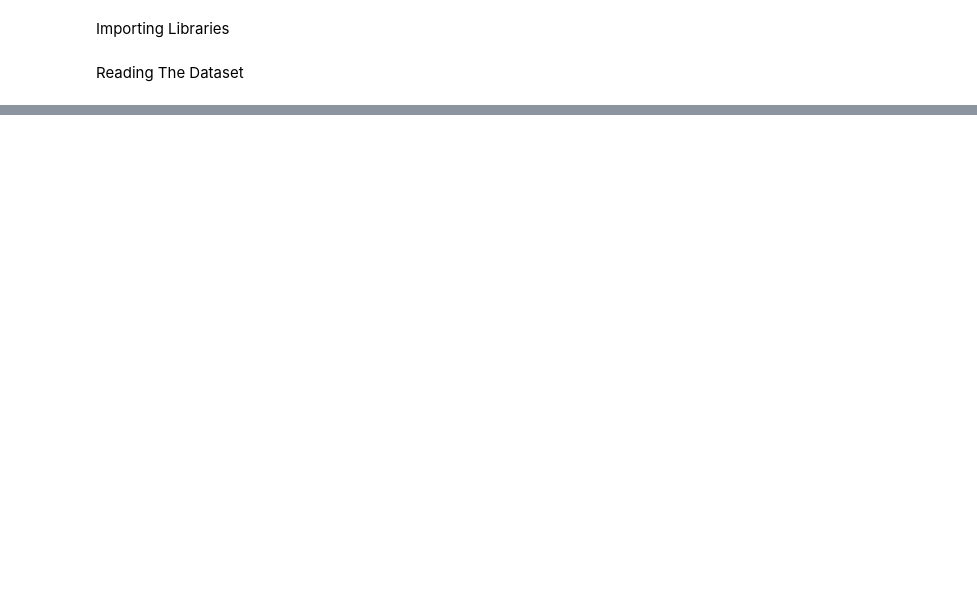
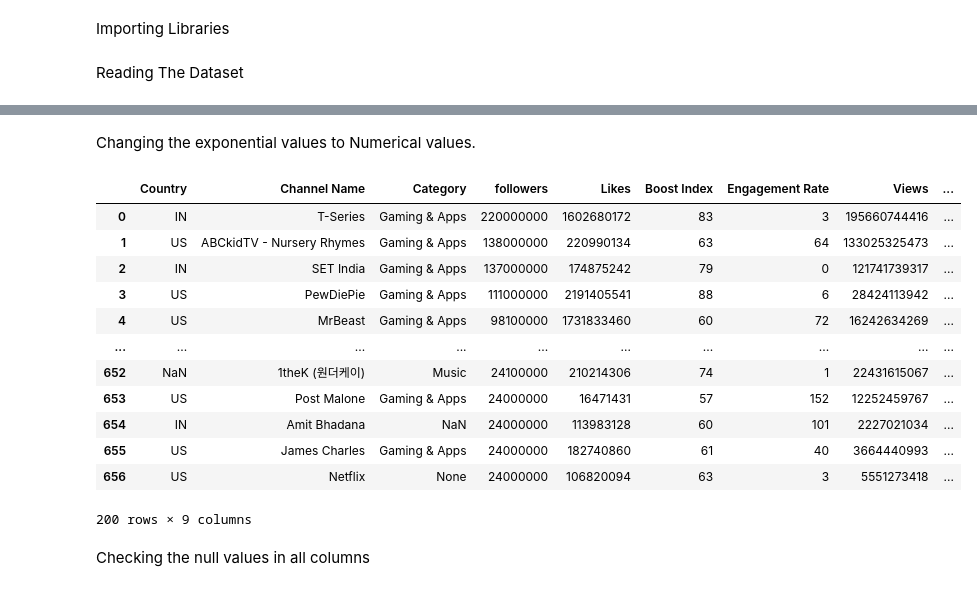
Before and after one commit to Arun-codifi/Data-Science-Projects, a Jupyter notebook: Project_2/Project_2.ipynb, the cells around one changed output, grey strips where cells are left out. Cells and saved outputs as stored; diff of their text form; code cells hidden in the pictures; blank space fills up the shorter version.

```diff
--- a/Project_2/Project_2.ipynb
+++ b/Project_2/Project_2.ipynb
@@ -10,2 +15,2 @@ Reading The Dataset
 # %%
-data = pd.read_csv("D:/Python_DataAnalysis/Dataset/Youtube.csv")
+data = pd.read_csv('Youtube.csv')
@@ -13,0 +47,2 @@ FileNotFoundError: ignored
+# %%
+data.drop_duplicates(subset ="Channel Name", keep = 'first', inplace = True)
@@ -13,0 +57,3 @@ FileNotFoundError: ignored
+# %%
+data.drop(columns =['Main Video Category','Main topic','More topics','username','Comments Avg','Engagement Rate 60days','Views Avg.','Avg. 1 Day','Avg. 3 Day','Avg. 7 Day','Avg. 14 Day','Avg. 30 day','Avg. 60 day','Comments Avg'],inplace=True)
+data.head()
@@ -13,0 +67,23 @@ FileNotFoundError: ignored
+# %% [markdown]
+Changing the exponential values to Numerical values.
+# %%
+data['Likes']=data['Likes'].astype(int)
+data['Engagement Rate']=data['Engagement Rate']*100
+data['Engagement Rate'] = data['Engagement Rate'].fillna(0).astype(int)
+data
+# %% [output]
+|  | Country | Channel Name | Category | followers | Likes | Boost Index | Engagement Rate | Views | ... |
+| 0 | IN | T-Series | Gaming & Apps | 220000000 | 1602680172 | 83 | 3 | 195660744416 | ... |
+| 1 | US | ABCkidTV - Nursery Rhymes | Gaming & Apps | 138000000 | 220990134 | 63 | 64 | 133025325473 | ... |
+| 2 | IN | SET India | Gaming & Apps | 137000000 | 174875242 | 79 | 0 | 121741739317 | ... |
+| 3 | US | PewDiePie | Gaming & Apps | 111000000 | 2191405541 | 88 | 6 | 28424113942 | ... |
+| 4 | US | MrBeast | Gaming & Apps | 98100000 | 1731833460 | 60 | 72 | 16242634269 | ... |
+| ... | ... | ... | ... | ... | ... | ... | ... | ... | ... |
+| 652 | NaN | 1theK (원더케이) | Music | 24100000 | 210214306 | 74 | 1 | 22431615067 | ... |
+| 653 | US | Post Malone | Gaming & Apps | 24000000 | 16471431 | 57 | 152 | 12252459767 | ... |
+| 654 | IN | Amit Bhadana | NaN | 24000000 | 113983128 | 60 | 101 | 2227021034 | ... |
+| 655 | US | James Charles | Gaming & Apps | 24000000 | 182740860 | 61 | 40 | 3664440993 | ... |
+| 656 | US | Netflix | None | 24000000 | 106820094 | 63 | 3 | 5551273418 | ... |
+200 rows × 9 columns
+# %% [markdown]
+Checking the null values in all columns
```
Also changed, not shown: parts of 18 cells of this notebook.
